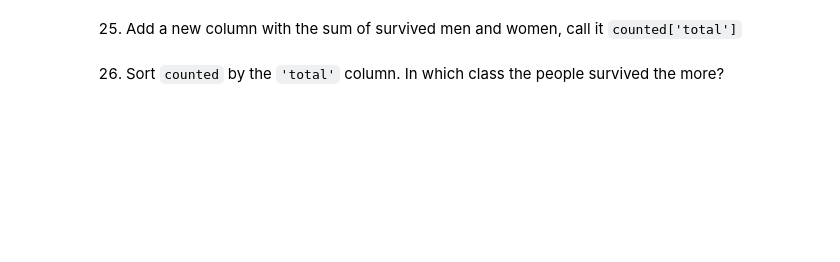
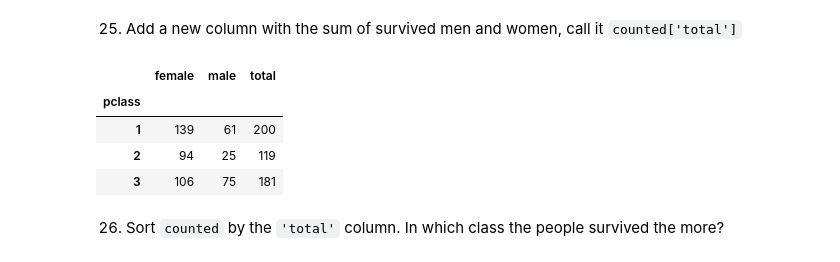
Before and after one commit to Jalex-Yestera/datascience-thebridge, a Jupyter notebook: week5/day5/exercises/pandas/titanic/Titanic-exercise.ipynb, the cells around one changed output. Saved outputs shown, nothing was run; the diff lists cells and outputs as text; code cells hidden in the pictures; blank space fills up the shorter version.

```diff
--- a/week5/day5/exercises/pandas/titanic/Titanic-exercise.ipynb
+++ b/week5/day5/exercises/pandas/titanic/Titanic-exercise.ipynb
@@ -459,0 +484,4 @@ Don't panic and read the documentation!
+# %%
+#your code
+counted = pd.DataFrame.pivot_table(titanic, index ="pclass",columns ="sex", values= "survived",aggfunc= "sum")
+counted
@@ -464,2 +496,13 @@ Don't panic and read the documentation!
+# %%
+#your code
+suma = counted.female + counted.male
+counted =  pd.concat( [counted, suma.rename('total') ],axis=1,ignore_index=False,names="total")
+counted
+# %% [output]
+|  | female | male | total |
+| pclass |  |  |  |
+| 1 | 139 | 61 | 200 |
+| 2 | 94 | 25 | 119 |
+| 3 | 106 | 75 | 181 |
 # %% [markdown]
 26. Sort `counted` by the `'total'` column. In which class the people survived the more?
```
Also changed, not shown: parts of 14 cells of this notebook.
